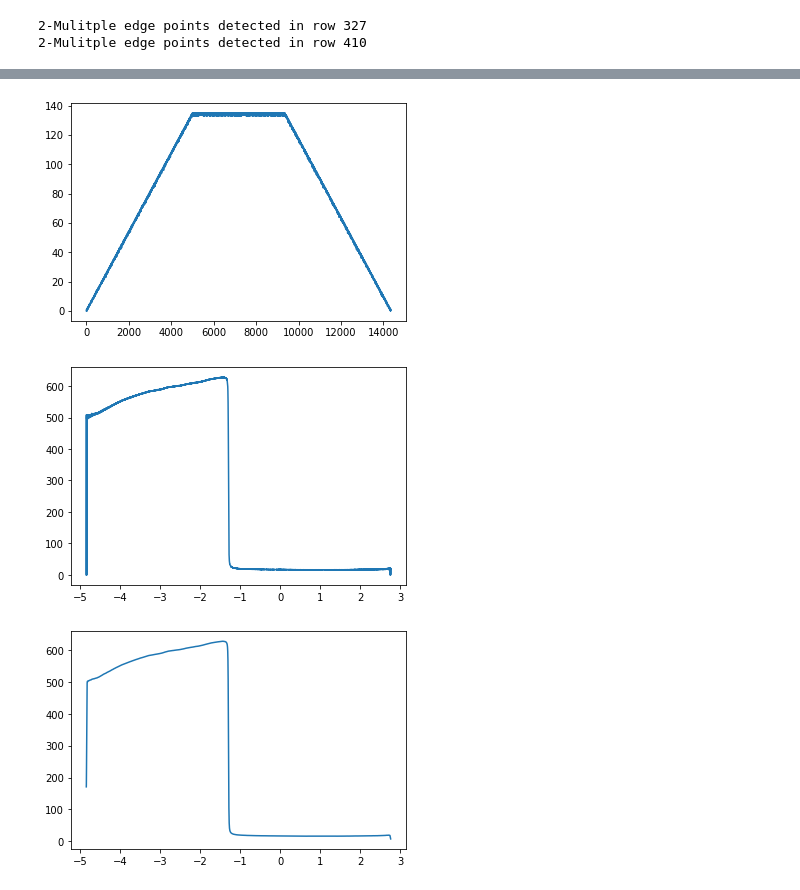
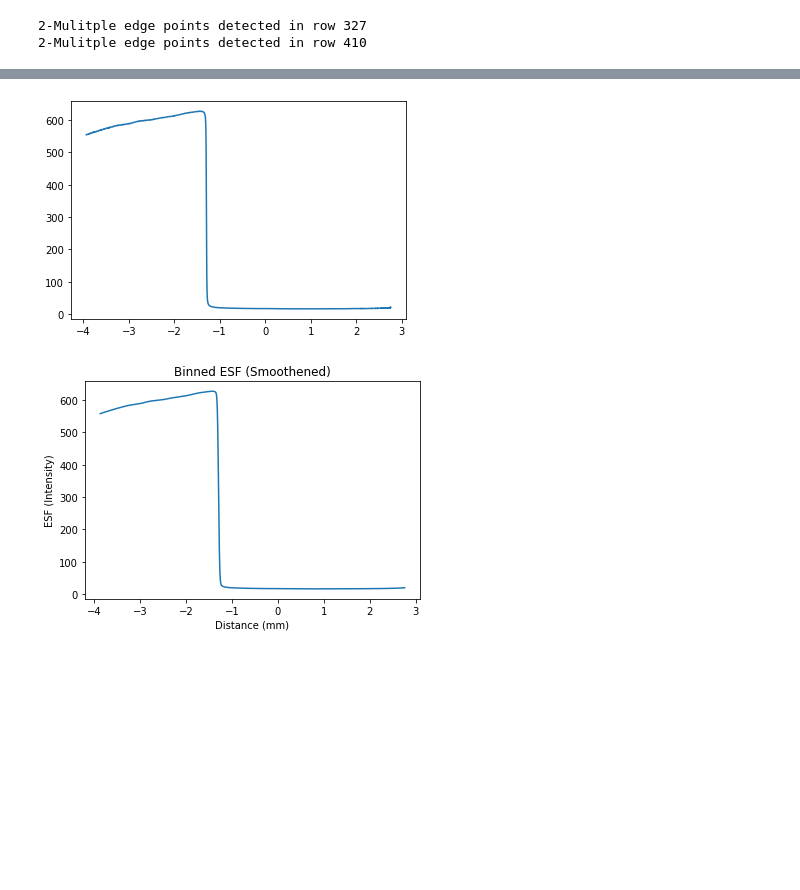
Before and after one commit to PrabhaSahiti/Imaging-Instrumentation, a Jupyter notebook: lab3_mtf.ipynb, the cells around one changed output, grey strips where cells are left out. Cells and saved outputs as stored; diff of their text form; code cells hidden in the pictures; blank space fills up the shorter version.

```diff
--- a/lab3_mtf.ipynb
+++ b/lab3_mtf.ipynb
@@ -92,10 +91,14 @@ indx = s_arr.argsort()
 s_arr = s_arr[indx]
 val_arr = val_arr[indx]
 
-# # Clip edge values
-# s_arr = s_arr[5000:1200000]
-# val_arr = val_arr[5000:1200000]
+# Clip tail to remove non-uniform values
+s_arr = s_arr[40000:-1]
+val_arr = val_arr[40000:-1]
+
 
 plt.plot(s_arr, val_arr)
+plt.title('Unbinned ESF')
+plt.xlabel('Distance (mm)')
+plt.ylabel('ESF (Intensity)')
 plt.show()
 # %% [output]
@@ -103,32 +106,36 @@ plt.show()
 # %%
 # Bin according to distance
-bin_size = 0.1*p
+bin_size = 0.4*p
 
 min_val = np.amin(s_arr)
 max_val = np.amax(s_arr)
 bins = np.arange(min_val, max_val+bin_size, step=bin_size)
 esf_indx = np.digitize(s_arr, bins)
 
 esf_hist = np.zeros_like(bins)
 for i in range(0, len(val_arr)):
     bin_idx = esf_indx[i]
     esf_hist[bin_idx] = esf_hist[bin_idx] + val_arr[i]
 
 s_count = np.bincount(esf_indx)
 # plt.plot(s_count)
 # plt.show()
 
-esf_hist = np.divide(esf_hist, s_count + 1e-20)
+esf_hist = esf_hist/ (s_count)
 # esf_hist = np.histogram(s_arr, bins)
+# esf_hist = esf_hist[50:14000]
+# bins=bins[50:14000]
 
-plt.plot(bins, esf_hist)
-plt.show()
+# plt.plot(bins, esf_hist)
+# plt.show()
 
 # Smoothing the esf with a gaussian kernel
 esf_hist = gaussian_filter1d(esf_hist, 8)
 plt.plot(bins, esf_hist)
+plt.title('Binned ESF (Smoothened)')
+plt.xlabel('Distance (mm)')
+plt.ylabel('ESF (Intensity)')
 plt.show()
 # %% [output]
-[figure, old version]
+[figure, new version]
-[figure, old version]
+[figure, new version]
-[figure, removed]
```
Also changed, not shown: parts of 8 cells of this notebook.
